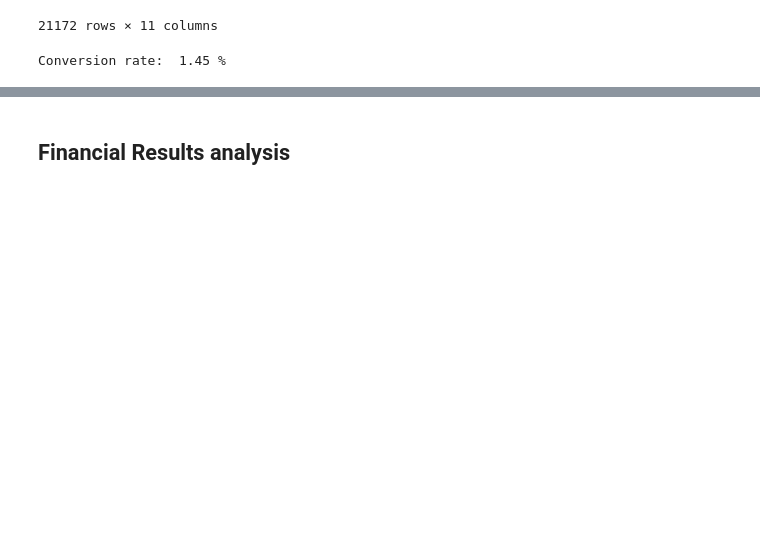
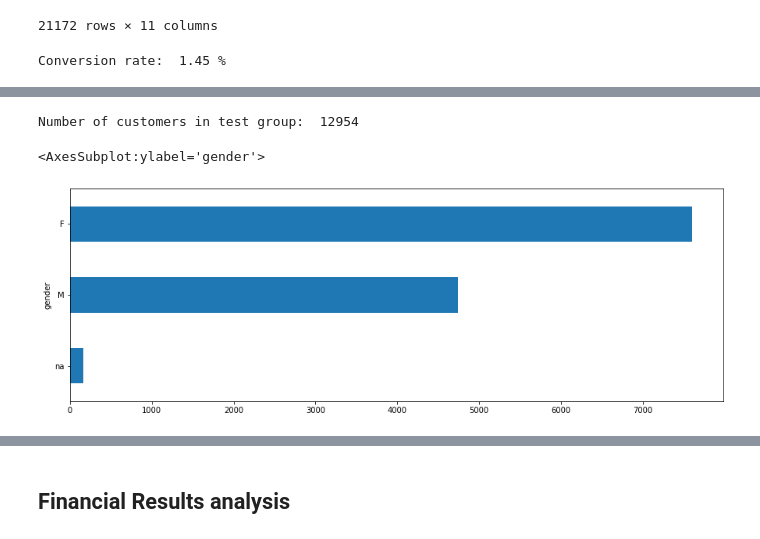
Before and after one commit to daniildzheparov999/digital_compaign_analysis, a Jupyter notebook: hw.ipynb, the cells around one changed output, grey strips where cells are left out. Saved outputs shown, nothing was run; the diff lists cells and outputs as text; code cells hidden in the pictures; blank space fills up the shorter version.

```diff
--- a/hw.ipynb
+++ b/hw.ipynb
@@ -447,0 +566,4 @@ Conversion rate:  1.45 %
+# %%
+print('Number of customers in test group: ', len(test_group['cust_id'].unique()))
+# %% [output]
+Number of customers in test group:  12954
@@ -447,0 +574,5 @@ Conversion rate:  1.45 %
+# %%
+test_group.groupby('gender')['cust_id'].nunique().sort_values().plot(kind='barh', figsize=(15,5))
+# %% [output]
+<AxesSubplot:ylabel='gender'>
+[figure, added]
```
Also changed, not shown: parts of 41 cells of this notebook.
